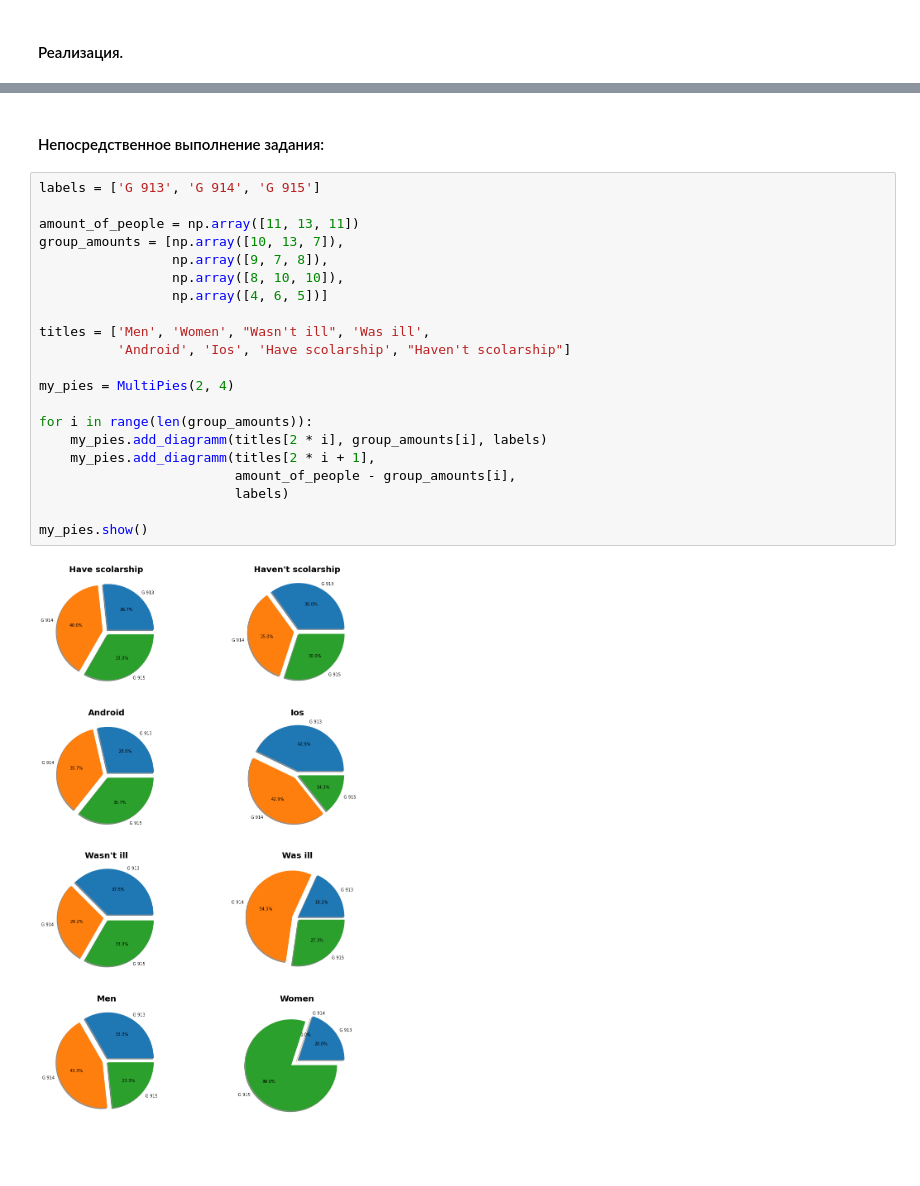
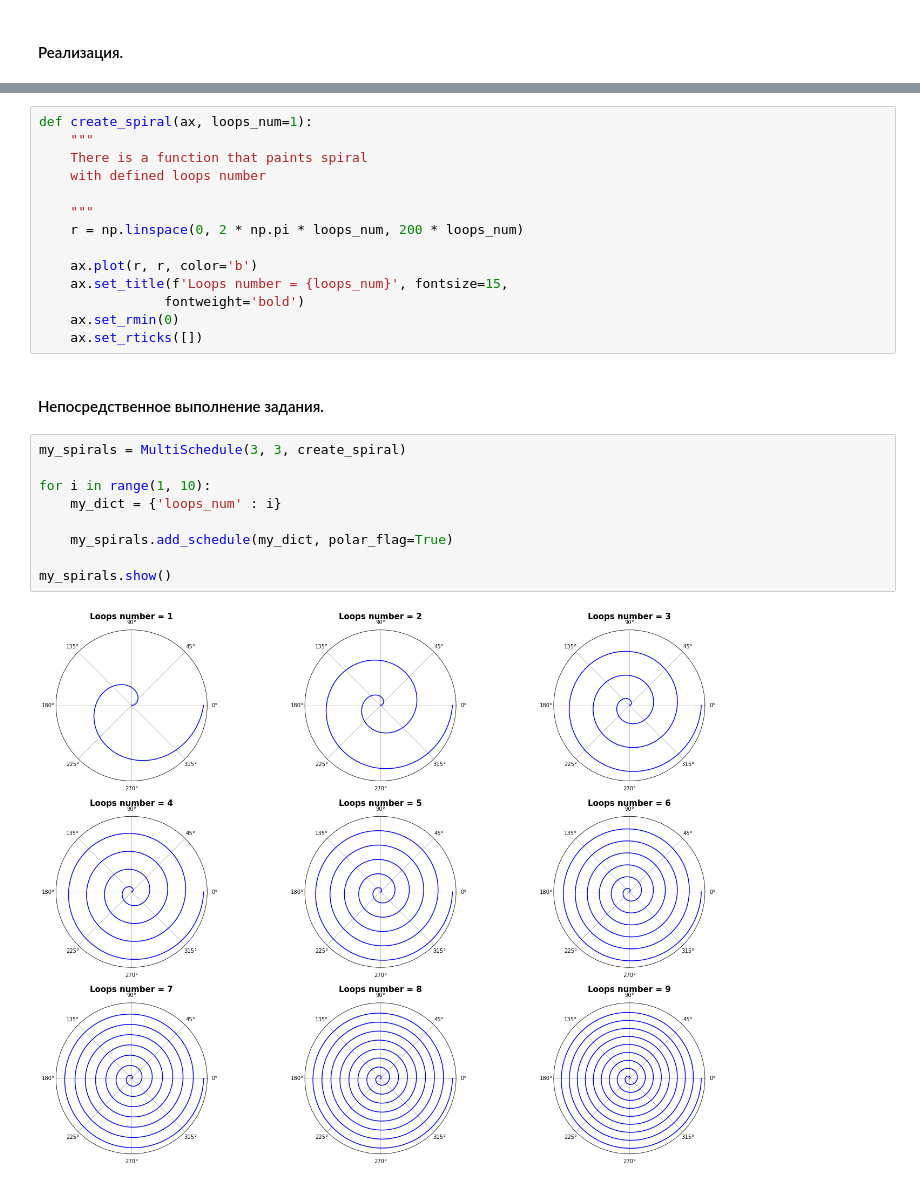
Before and after one commit to EvgrafovMichail/plt, a Jupyter notebook: matplotlib_evgrafov_michail_915.ipynb, the cells around one changed output, grey strips where cells are left out. Saved outputs shown, nothing was run; the diff lists cells and outputs as text; blank space fills up the shorter version.

```diff
--- a/matplotlib_evgrafov_michail_915.ipynb
+++ b/matplotlib_evgrafov_michail_915.ipynb
@@ -200,25 +182,27 @@ class MultiPies(IMultiDiagramm):
+# %%
+def create_spiral(ax, loops_num=1):
+    """
+    There is a function that paints spiral
+    with defined loops number
+
+    """
+    r = np.linspace(0, 2 * np.pi * loops_num, 200 * loops_num)
+
+    ax.plot(r, r, color='b')
+    ax.set_title(f'Loops number = {loops_num}', fontsize=15,
+                fontweight='bold')
+    ax.set_rmin(0)
+    ax.set_rticks([])
 # %% [markdown]
-#### Непосредственное выполнение задания:
+#### Непосредственное выполнение задания.
-# %%
-labels = ['G 913', 'G 914', 'G 915']
-
-amount_of_people = np.array([11, 13, 11])
-group_amounts = [np.array([10, 13, 7]),
-                 np.array([9, 7, 8]),
-                 np.array([8, 10, 10]),
-                 np.array([4, 6, 5])]
-
-titles = ['Men', 'Women', "Wasn't ill", 'Was ill',
-          'Android', 'Ios', 'Have scolarship', "Haven't scolarship"]
-
-my_pies = MultiPies(2, 4)
-
-for i in range(len(group_amounts)):
-    my_pies.add_diagramm(titles[2 * i], group_amounts[i], labels)
-    my_pies.add_diagramm(titles[2 * i + 1],
-                         amount_of_people - group_amounts[i],
-                         labels)
-
-my_pies.show()
-# %% [output]
-[figure, removed]
+# %%
+my_spirals = MultiSchedule(3, 3, create_spiral)
+
+for i in range(1, 10):
+    my_dict = {'loops_num' : i}
+
+    my_spirals.add_schedule(my_dict, polar_flag=True)
+
+my_spirals.show()
+# %% [output]
+[figure, added]
```
Also changed, not shown: parts of 44 cells of this notebook.
